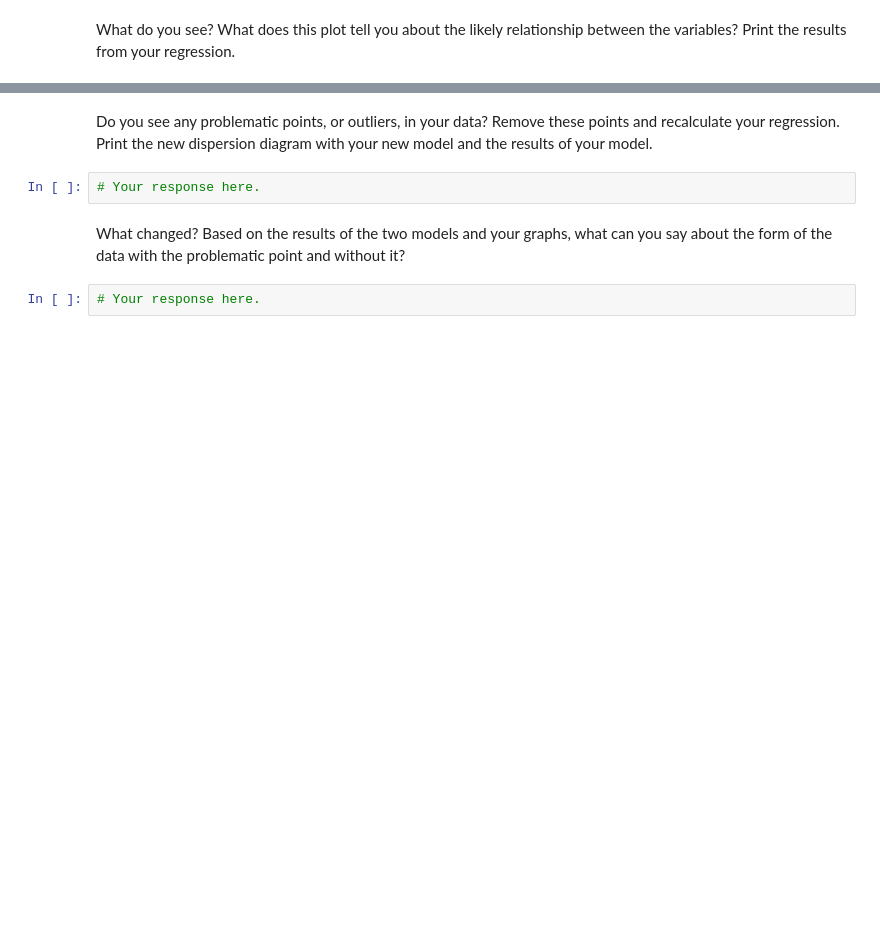
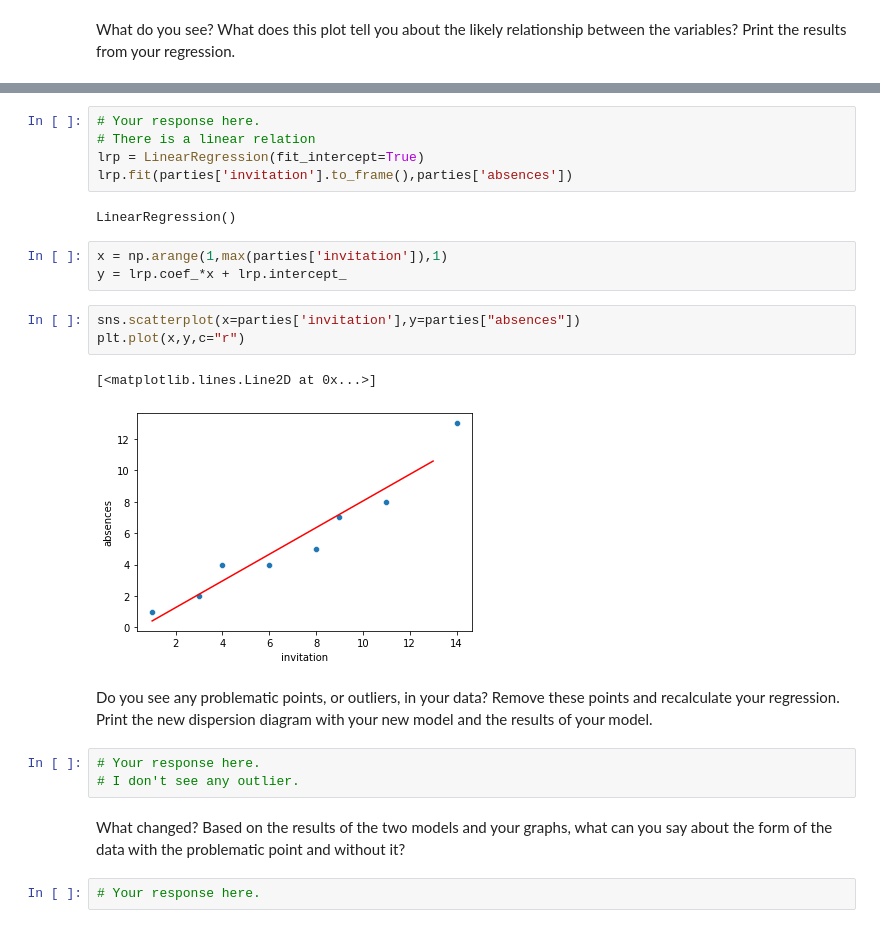
Before and after one commit to ironhack-datalabs/datamad1020, a Jupyter notebook: module-2/lab-regression-analysis/your-code.ipynb, the cells around one changed output, grey strips where cells are left out. Drawn from its saved outputs; the diff is of its cells as text; blank space fills up the shorter version.

```diff
--- a/module-2/lab-regression-analysis/your-code.ipynb
+++ b/module-2/lab-regression-analysis/your-code.ipynb
@@ -314,7 +341,24 @@ What do you see? What does this plot tell you about the likely relationship betw
+# %%
+# Your response here.
+# There is a linear relation
+lrp = LinearRegression(fit_intercept=True)
+lrp.fit(parties['invitation'].to_frame(),parties['absences'])
+# %% [output]
+LinearRegression()
+# %%
+x = np.arange(1,max(parties['invitation']),1)
+y = lrp.coef_*x + lrp.intercept_
+# %%
+sns.scatterplot(x=parties['invitation'],y=parties["absences"])
+plt.plot(x,y,c="r")
+# %% [output]
+[<matplotlib.lines.Line2D at 0x...>]
+[figure, added]
 # %% [markdown]
 Do you see any problematic points, or outliers, in your data? Remove these points and recalculate your regression. Print the new dispersion diagram with your new model and the results of your model.
 # %%
 # Your response here.
+# I don't see any outlier.
 # %% [markdown]
 What changed? Based on the results of the two models and your graphs, what can you say about the form of the data with the problematic point and without it?
 # %%
```
Also changed, not shown: parts of 9 cells of this notebook.
